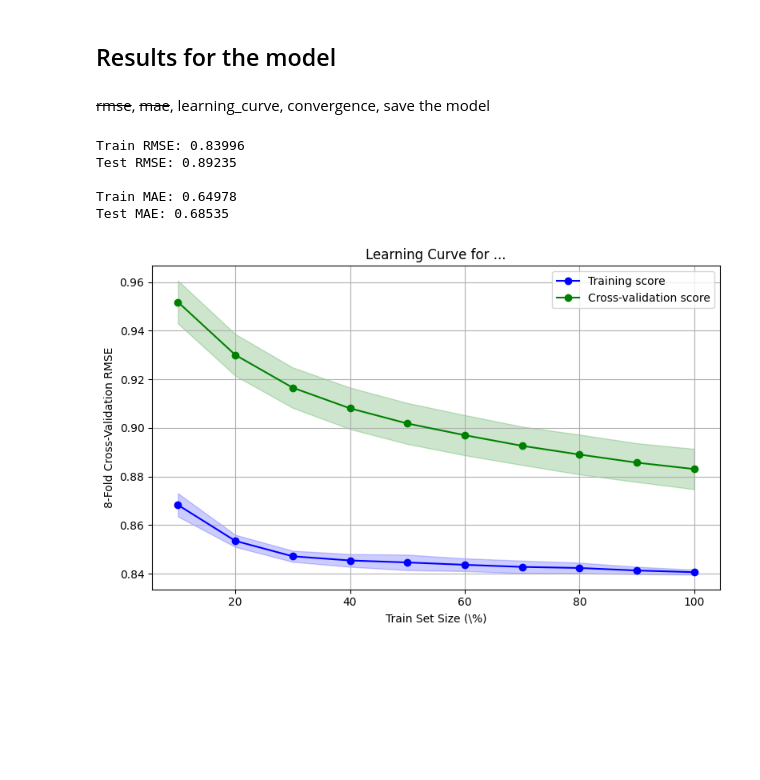
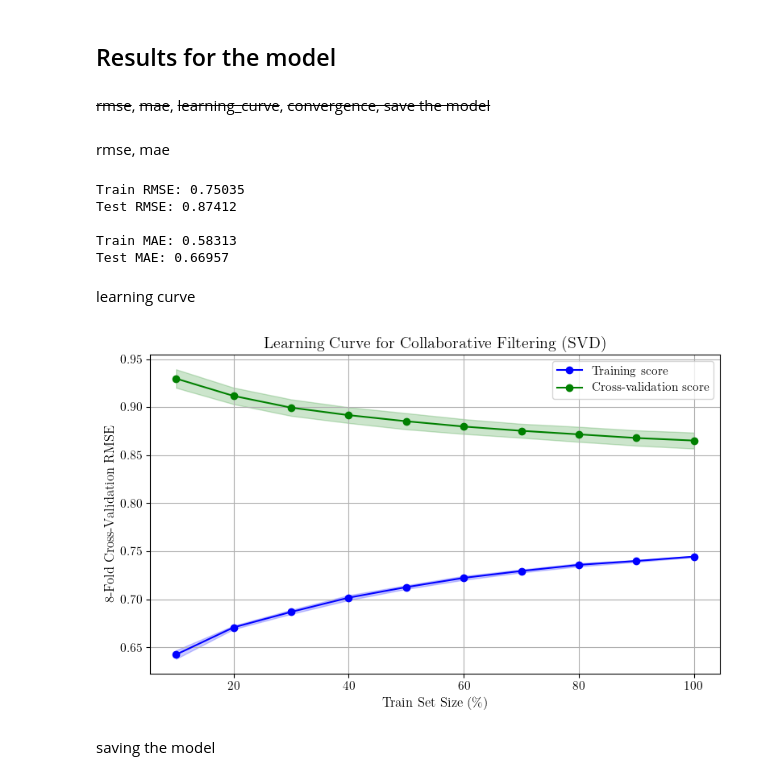
Before and after one commit to jepe06/Project2--Recommender-System, a Jupyter notebook: 03 model03.ipynb, the cells around one changed output. Drawn from its saved outputs; the diff is of its cells as text; code cells hidden in the pictures; blank space fills up the shorter version.

Commit message:
finalized model01 e 03

```diff
--- a/03 model03.ipynb
+++ b/03 model03.ipynb
@@ -41,9 +41,9 @@ testset = test_data.build_full_trainset().build_testset()
 ## Hyperparameter tunning with 8cv
 # %%
 param_grid = {
-    'n_factors': [50], #[50, 100, 150],        # Number of latent factors
-    'lr_all':  [0.002], #[0.002, 0.005, 0.01],     # Learning rate
-    'reg_all': [0.1], #[0.02, 0.1, 0.2]         # Regularization term
+    'n_factors': [5,15,30,40,50],       # Number of Singular Values or Components
+    'lr_all':  [0.005, 0.01, 0.1, 0.05, 1],     # Learning rate
+    'reg_all': [0.1, 0.02, 10,5,1]         # Regularization Parameters
 }
 
 gs = GridSearchCV(SVD, param_grid, measures=['rmse'], cv=8)  # 8-fold cross-validation
@@ -63,7 +65,9 @@ best_algo.fit(trainset)
 # %% [markdown]
 ## Results for the model
 # %% [markdown]
-~~rmse~~, ~~mae~~, learning_curve, convergence, save the model
+~~rmse~~, ~~mae~~, ~~learning_curve~~, ~~convergence, save the model~~
+# %% [markdown]
+rmse, mae
 # %%
 predictions_train = best_algo.test(trainset.build_testset())
 predictions_test = best_algo.test(testset)
@@ -74,11 +78,13 @@ print("")
 print(f"Train MAE: {accuracy.mae(predictions_train, verbose=False):.5f}")
 print(f"Test MAE: {accuracy.mae(predictions_test, verbose=False):.5f}")
 # %% [output]
-Train RMSE: 0.83996
-Test RMSE: 0.89235
+Train RMSE: 0.75035
+Test RMSE: 0.87412
 
-Train MAE: 0.64978
-Test MAE: 0.68535
+Train MAE: 0.58313
+Test MAE: 0.66957
+# %% [markdown]
+learning curve
 # %%
 # learning curve with 8-fold cross-validation
 df_shuffled = df_train.sample(frac=1, random_state=42).reset_index(drop=True)
@@ -136,32 +142,32 @@ def plot_learning_curve(dataset):
     std_accuracy = np.array(std_accuracy)
 
     if dataset == "train":
         plt.plot(np.array(iterations)*100, mean_accuracy, "-o", label="Training score", color="blue")
         plt.fill_between(
             np.array(iterations)*100,
             mean_accuracy - std_accuracy,
             mean_accuracy + std_accuracy,
             color="blue", alpha=0.2
         )
     else:
         plt.plot(np.array(iterations)*100, mean_accuracy, "-o", label="Cross-validation score", color="green")
         plt.fill_between(
             np.array(iterations)*100,
             mean_accuracy - std_accuracy,
             mean_accuracy + std_accuracy,
             color="green", alpha=0.2
         )
 
 plt.figure(figsize=(8, 5))
 plot_learning_curve("train")
 plot_learning_curve("test")
 plt.xlabel(r"Train Set Size (\%)")
 plt.ylabel("8-Fold Cross-Validation RMSE")
-plt.title("Learning Curve for ... !!!!! AUSHDIUASHDIAHSD")
+plt.title("Learning Curve for Collaborative Filtering (SVD)")
 plt.legend()
 plt.grid()
 plt.tight_layout()
 #plt.savefig("assets/model03_learningcurve.png")
 plt.show()
 # %% [output]
-[figure, old version]
+[figure, new version]
@@ -185,0 +174,2 @@ print(predictions_df.head())
+# %% [markdown]
+saving the model
```
Also changed, not shown: parts of 5 cells of this notebook, 6 other files.
